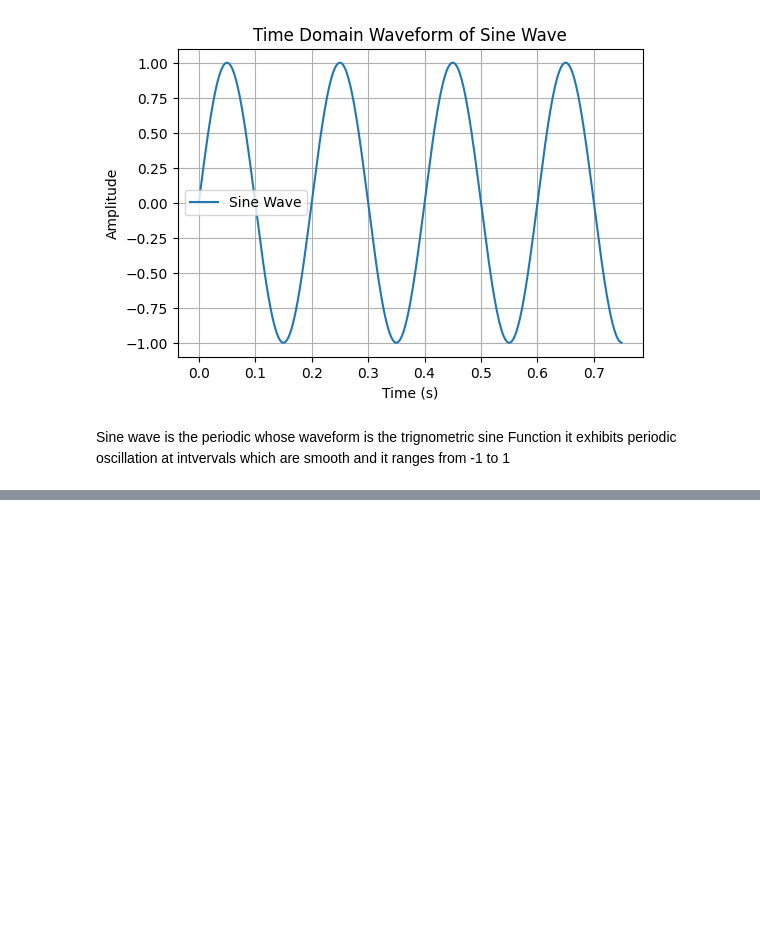
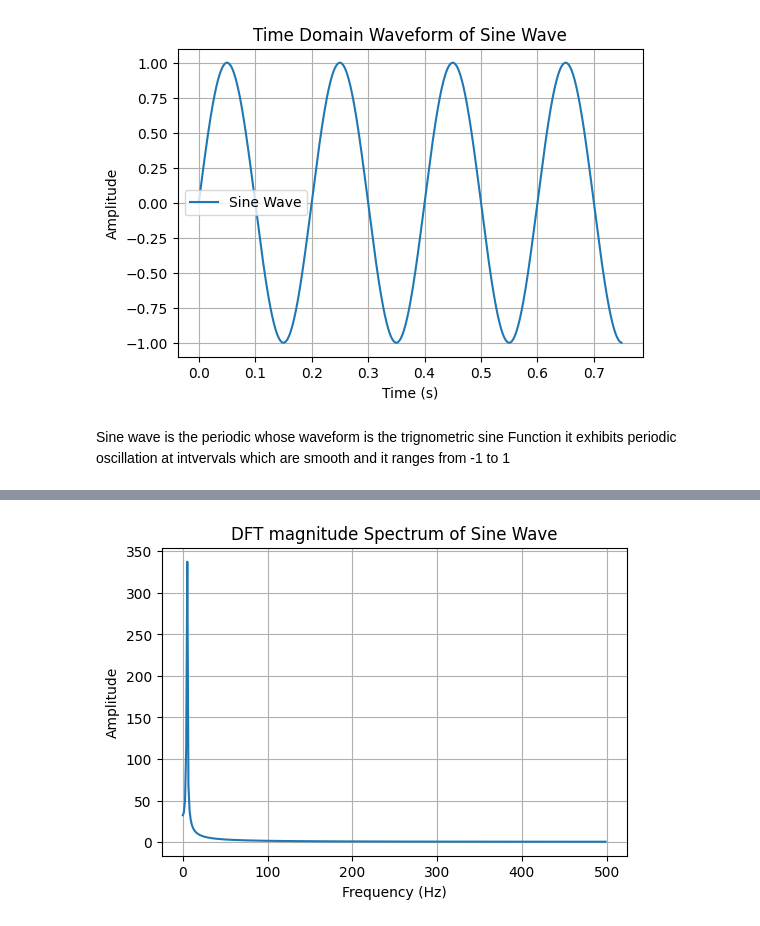
Before and after one commit to joshIsac/SpeechRecognition-, a Jupyter notebook: 2348523_SPR_DFT_and_DTFT_Lab_2.ipynb, the cells around one changed output, grey strips where cells are left out. Cells and saved outputs as stored; diff of their text form; code cells hidden in the pictures; blank space fills up the shorter version.

```diff
--- a/2348523_SPR_DFT_and_DTFT_Lab_2.ipynb
+++ b/2348523_SPR_DFT_and_DTFT_Lab_2.ipynb
@@ -103,0 +66,13 @@ it is used in many application in terms of speech recognition related transforms
+# %%
+dft=np.fft.fft(sin_wave)
+frequencies=np.fft.fftfreq(len(sin_wave),1/fs)
+
+plt.figure(figsize=(6,4))
+plt.plot(frequencies[:len(frequencies)//2],np.abs(dft[:len(dft)//2]))
+plt.xlabel('Frequency (Hz)')
+plt.ylabel('Amplitude')
+plt.title('DFT magnitude Spectrum of Sine Wave')
+plt.grid(True)
+plt.show()
+# %% [output]
+[figure, added]
```
Also changed, not shown: parts of 10 cells of this notebook.
